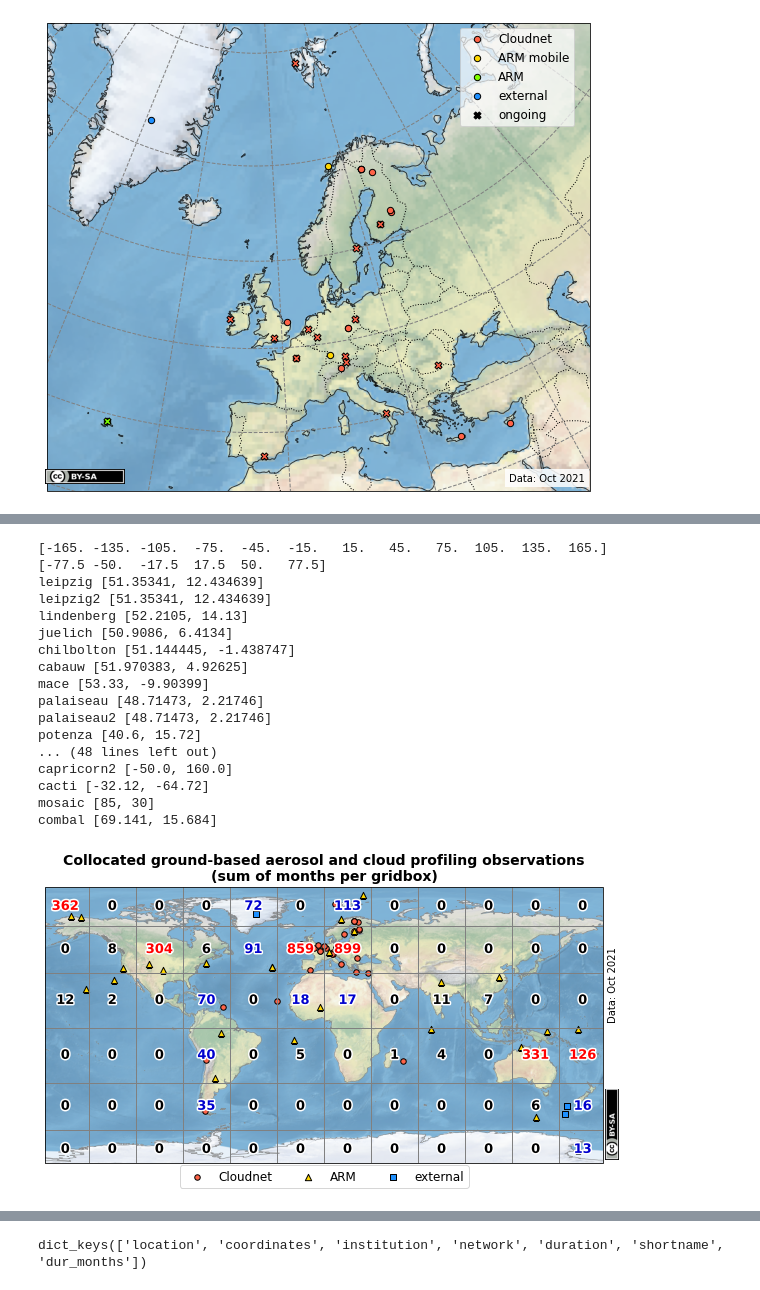
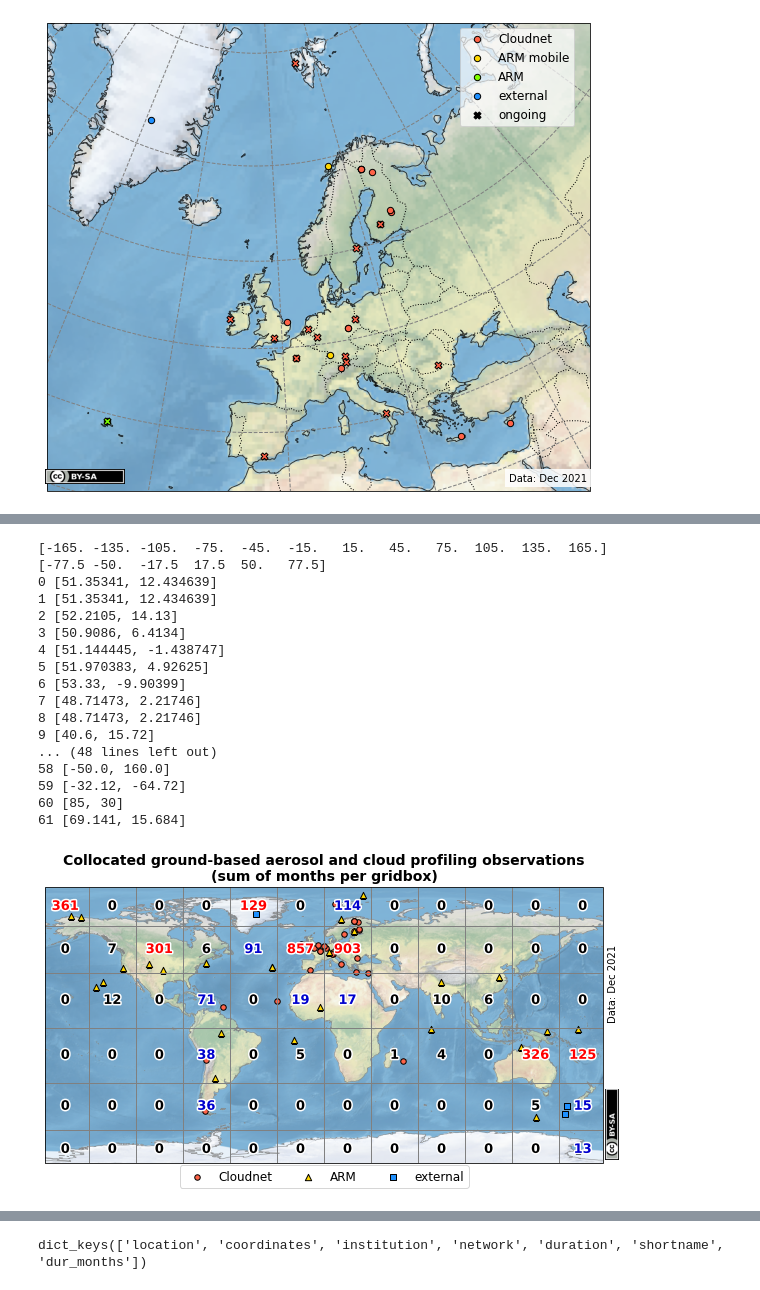
Before and after one commit to martin-rdz/global_gb_cloud_aerosol_profiling, a Jupyter notebook: overview_g-b_profiling.ipynb, the cells around one changed output, grey strips where cells are left out. Saved outputs shown, nothing was run; the diff lists cells and outputs as text; code cells hidden in the pictures.

```diff
--- a/overview_g-b_profiling.ipynb
+++ b/overview_g-b_profiling.ipynb
@@ -16,13 +18,18 @@ import toml
 with open('data_sites.toml') as stat_file:
     sites = toml.load(stat_file)
 
-
-dt_until = datetime.datetime(2019,1,1)
-dt_until = datetime.datetime(2021,10,1)
 # dt_until = datetime.datetime(2010,10,1)
 
+data_str = 'Data: Mar 2017'
+dt_until = datetime.datetime(2017,3,1)
+# data_str = 'Data: Oct 2018'
+# dt_until = datetime.datetime(2018,10,1)
 data_str = 'Data: Jan 2019'
-data_str = 'Data: Oct 2021'
+dt_until = datetime.datetime(2019,1,1)
+# data_str = 'Data: Oct 2021'
+# dt_until = datetime.datetime(2021,10,1)
+data_str = 'Data: Dec 2021'
+dt_until = datetime.datetime(2021,12,2)
 
 def get_actual_dates(duration, dt_until):
 
@@ -245,9 +252,9 @@ def calc_duration(site):
     print(begin, end)
     if end > dt_until:
         end = dt_until
-    print(site['duration'], begin, end)
     duration = end-begin
-    return round(duration.days/30.)
+    print(site['duration'], begin, end, duration.days/30.4)
+    return round(duration.days/30.4)
 
 
 mod_sites = []
@@ -271,7 +278,8 @@ lat_edges=[-90,-65,-35,0,35,65,90]
 #lat_edges=[-90,-65,-37,-12,12,37,65,90]
 print(lon_edges)
 print(lat_edges)
-ret = scipy.stats.binned_statistic_2d(np.array(lons)-5, lats, dur_months, statistic='sum', bins=[lon_edges, lat_edges])
+ret = scipy.stats.binned_statistic_2d(
+    np.array(lons)-5, lats, dur_months, statistic='sum', bins=[lon_edges, lat_edges])
 
 print(ret)
 # %% [output]
@@ -310,7 +318,7 @@ ax = plt.axes(projection=proj)
 #ax.stock_img()
 ax.coastlines('50m', alpha=0.7, color='grey', linewidth=0.7)
 #ax.scatter(lons, lats, marker='.', s=40, color='darkviolet', transform=ccrs.Geodetic(), label='station')
-for key, value in sites.items():
+for key, value in enumerate(mod_sites):
     print(key, value['coordinates'])
     if value['coordinates']:
 #         dt_end = True if value['duration'][1] == '0' else (
@@ -373,48 +381,48 @@ ax.set_title("Collocated ground-based aerosol and cloud profiling observations\n
 
 im = matplotlib.image.imread('cc-botton-by-sa.png')
 newax = fig.add_axes([0.812, 0.16, 0.2, 0.18], zorder=3)
 newax.imshow(np.rot90(im))
 newax.axis('off')
 
 ax.text(1.0175, 0.515, data_str, fontsize=10,
         bbox=dict(facecolor='none', alpha=0.85, edgecolor='none'), transform=ax.transAxes,
         rotation=90, verticalalignment='baseline', horizontalalignment='center')
 # ax.text(0.6, 0.02, 'Data: Jan 2018; Visualisation: @martin_ra_', fontsize=10,
 #         bbox=dict(facecolor='white', alpha=0.7), transform=ax.transAxes)
 
 
 handles, labels = ax.get_legend_handles_labels()
 new_labels = [labels[labels.index('Cloudnet')], labels[labels.index('ARM')],
               labels[labels.index('external')]]
 new_handles = [handles[labels.index('Cloudnet')], handles[labels.index('ARM')],
                handles[labels.index('external')]]
 #leg = ax.legend(new_handles, new_labels, loc=(0.74, 0.8), scatterpoints=1)
 leg = ax.legend(new_handles, new_labels, scatterpoints=1,
                 ncol=3, loc='center',
                 bbox_to_anchor=(0.5, -0.05), framealpha=0.8, fontsize=12)
 
 #plt.tight_layout()
 savepath = 'map_profiling_observations_month_sum_network.png'
 plt.savefig(savepath, dpi=350)
 # %% [output]
 [-165. -135. -105.  -75.  -45.  -15.   15.   45.   75.  105.  135.  165.]
 [-77.5 -50.  -17.5  17.5  50.   77.5]
-leipzig [51.35341, 12.434639]
-leipzig2 [51.35341, 12.434639]
-lindenberg [52.2105, 14.13]
-juelich [50.9086, 6.4134]
-chilbolton [51.144445, -1.438747]
-cabauw [51.970383, 4.92625]
-mace [53.33, -9.90399]
-palaiseau [48.71473, 2.21746]
-palaiseau2 [48.71473, 2.21746]
-potenza [40.6, 15.72]
+0 [51.35341, 12.434639]
+1 [51.35341, 12.434639]
+2 [52.2105, 14.13]
+3 [50.9086, 6.4134]
+4 [51.144445, -1.438747]
+5 [51.970383, 4.92625]
+6 [53.33, -9.90399]
+7 [48.71473, 2.21746]
+8 [48.71473, 2.21746]
+9 [40.6, 15.72]
 ... (48 lines left out)
-capricorn2 [-50.0, 160.0]
-cacti [-32.12, -64.72]
-mosaic [85, 30]
-combal [69.141, 15.684]
+58 [-50.0, 160.0]
+59 [-32.12, -64.72]
+60 [85, 30]
+61 [69.141, 15.684]
-[figure, old version]
+[figure, new version]
 # %%
 import matplotlib.patheffects as path_effects
 
```
Also changed, not shown: parts of 11 cells of this notebook, 11 other files.
